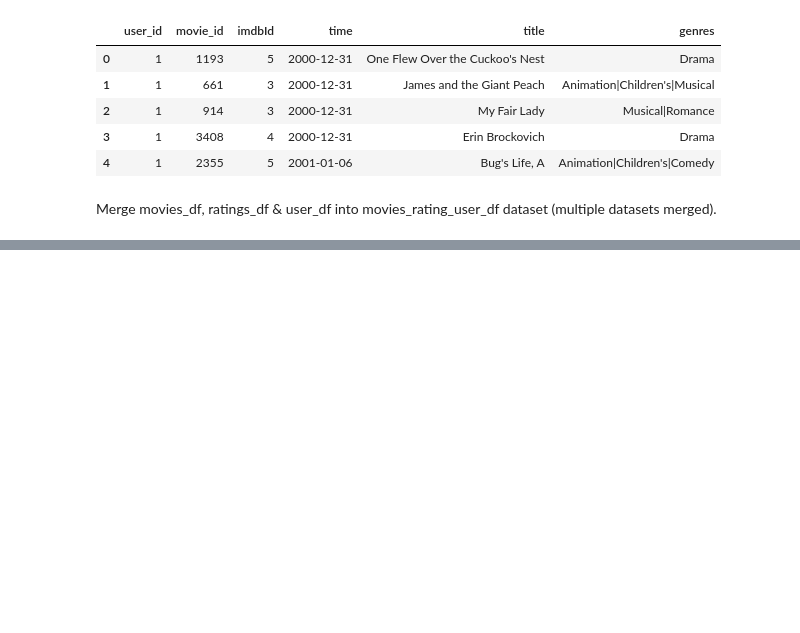
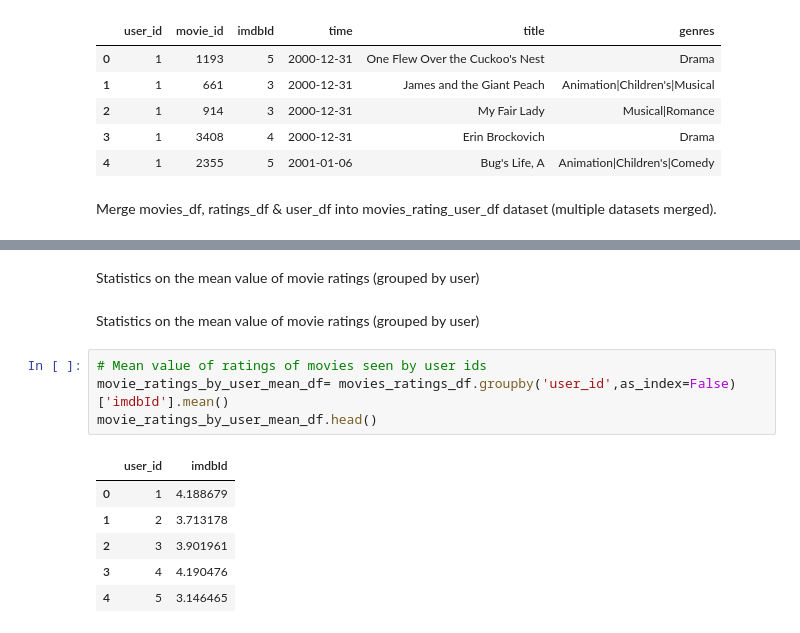
Before and after one commit to cifiyoo/hwt-project, a Jupyter notebook: hwt-project.ipynb, the cells around one changed output, grey strips where cells are left out. Drawn from its saved outputs; the diff is of its cells as text; blank space fills up the shorter version.

```diff
--- a/hwt-project.ipynb
+++ b/hwt-project.ipynb
@@ -201,0 +235,15 @@ movies_ratings_user_df.head()
+# %% [markdown]
+Statistics on the mean value of movie ratings (grouped by user)
+# %% [markdown]
+Statistics on the mean value of movie ratings (grouped by user)
+# %%
+# Mean value of ratings of movies seen by user ids
+movie_ratings_by_user_mean_df= movies_ratings_df.groupby('user_id',as_index=False)['imdbId'].mean()
+movie_ratings_by_user_mean_df.head()
+# %% [output]
+|  | user_id | imdbId |
+| 0 | 1 | 4.188679 |
+| 1 | 2 | 3.713178 |
+| 2 | 3 | 3.901961 |
+| 3 | 4 | 4.190476 |
+| 4 | 5 | 3.146465 |
```
Also changed, not shown: parts of 16 cells of this notebook.
